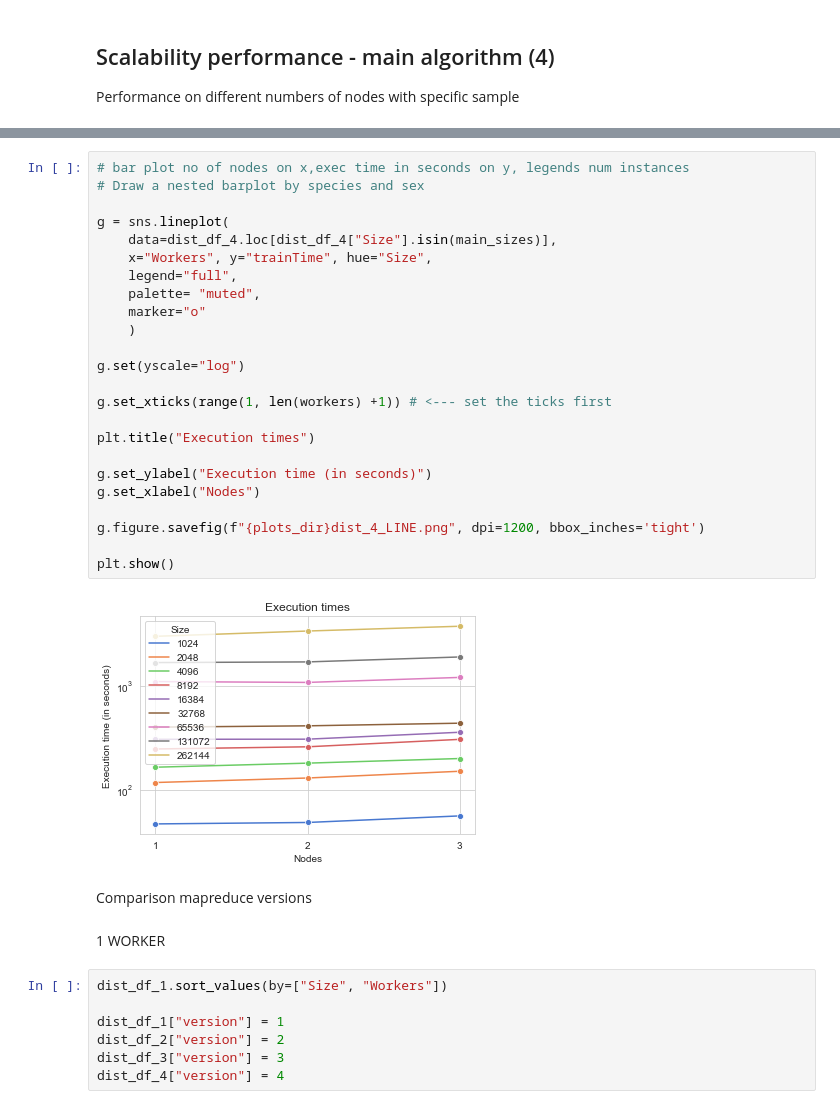
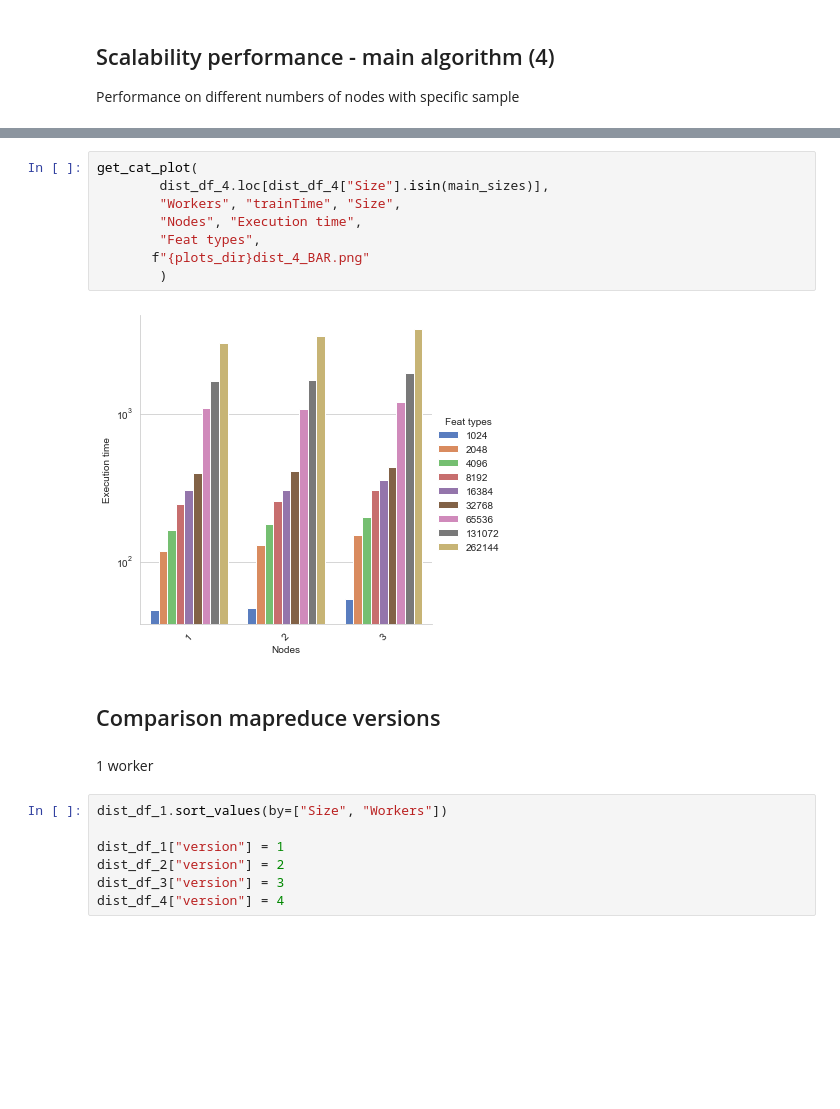
Before and after one commit to alejack9/Accident-Severity-Prediction-Map-Reduce, a Jupyter notebook: scripts/results.ipynb, the cells around one changed output, grey strips where cells are left out. Saved outputs shown, nothing was run; the diff lists cells and outputs as text; blank space fills up the shorter version.

```diff
--- a/scripts/results.ipynb
+++ b/scripts/results.ipynb
@@ -277,33 +215,17 @@ workers
-# %%
-# bar plot no of nodes on x,exec time in seconds on y, legends num instances
-# Draw a nested barplot by species and sex
-
-g = sns.lineplot(
-    data=dist_df_4.loc[dist_df_4["Size"].isin(main_sizes)],
-    x="Workers", y="trainTime", hue="Size",
-    legend="full",
-    palette= "muted",
-    marker="o"
-    )
-
-g.set(yscale="log")
-
-g.set_xticks(range(1, len(workers) +1)) # <--- set the ticks first
-
-plt.title("Execution times")
-
-g.set_ylabel("Execution time (in seconds)")
-g.set_xlabel("Nodes")
-
-g.figure.savefig(f"{plots_dir}dist_4_LINE.png", dpi=1200, bbox_inches='tight')
-
-plt.show()
-# %% [output]
-[figure, removed]
+# %%
+get_cat_plot(
+        dist_df_4.loc[dist_df_4["Size"].isin(main_sizes)],
+        "Workers", "trainTime", "Size",
+        "Nodes", "Execution time",
+        "Feat types",
+       f"{plots_dir}dist_4_BAR.png"
+        )
+# %% [output]
+[figure, added]
 # %% [markdown]
-Comparison mapreduce versions
+## Comparison mapreduce versions
 # %% [markdown]
-1 WORKER
+1 worker
 # %%
 dist_df_1.sort_values(by=["Size", "Workers"])
 
```
Also changed, not shown: parts of 34 cells of this notebook, 4 other files.
